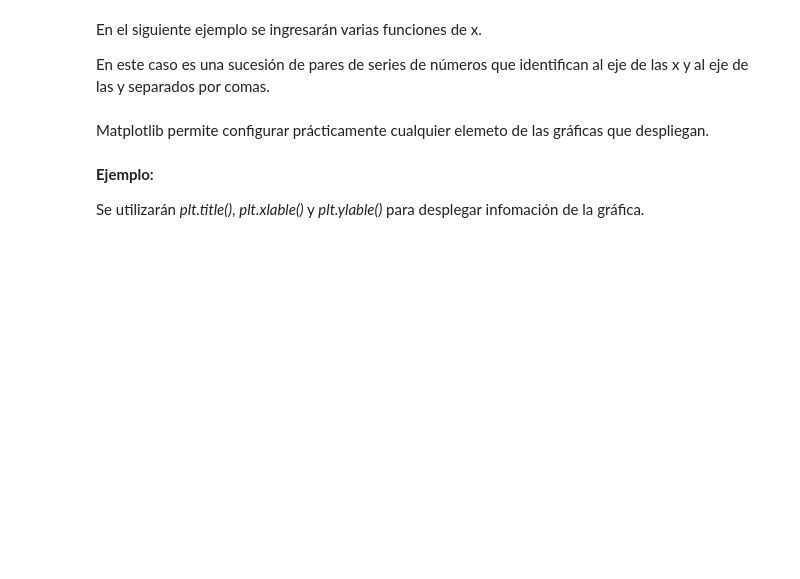
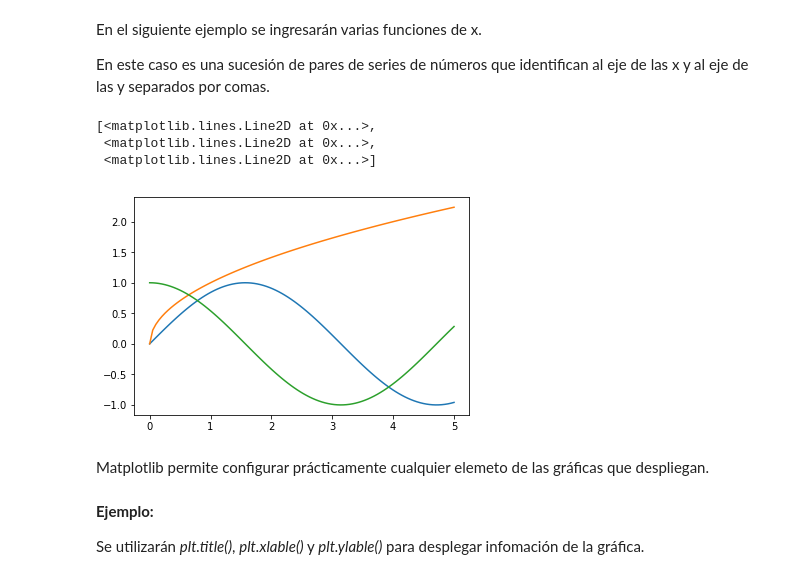
Before and after one commit to PythonistaMX/py301, a Jupyter notebook: 10_graficos_con_matplotlib.ipynb, the cells around one changed output. Drawn from its saved outputs; the diff is of its cells as text; code cells hidden in the pictures; blank space fills up the shorter version.

```diff
--- a/10_graficos_con_matplotlib.ipynb
+++ b/10_graficos_con_matplotlib.ipynb
@@ -45,4 +73,4 @@ import numpy as np
 # %% [markdown]
 Primero se define un eje de las x a partir de *numpy.linespace()*.
 # %%
-x = np.linspace(0, 5, 200)
+x = np.linspace(0, 5, 100)
@@ -59,7 +113,12 @@ En el siguiente ejemplo se ingresarán varias funciones de x.
 
 En este caso es una sucesión de pares de series de números que identifican al eje de las x y al eje de las y separados por comas.
 # %%
-plt.plot(x, np.sin(x),x, x**2,x, np.tan(x))
+plt.plot(x, np.sin(x),x, x**0.5, x, np.cos(x))
+# %% [output]
+[<matplotlib.lines.Line2D at 0x...>,
+ <matplotlib.lines.Line2D at 0x...>,
+ <matplotlib.lines.Line2D at 0x...>]
+[figure, added]
 # %% [markdown]
 Matplotlib permite configurar prácticamente cualquier elemeto de las gráficas que despliegan.
 # %% [markdown]
```
Also changed, not shown: parts of 8 cells of this notebook, 15 other files.
